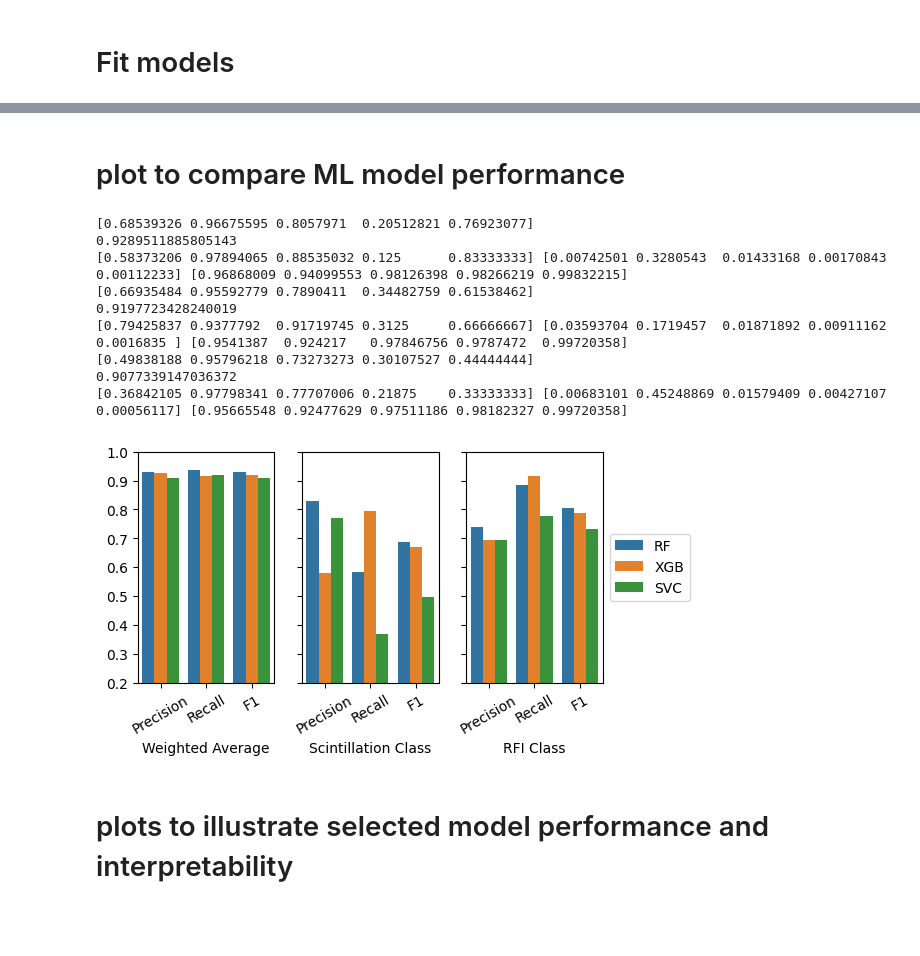
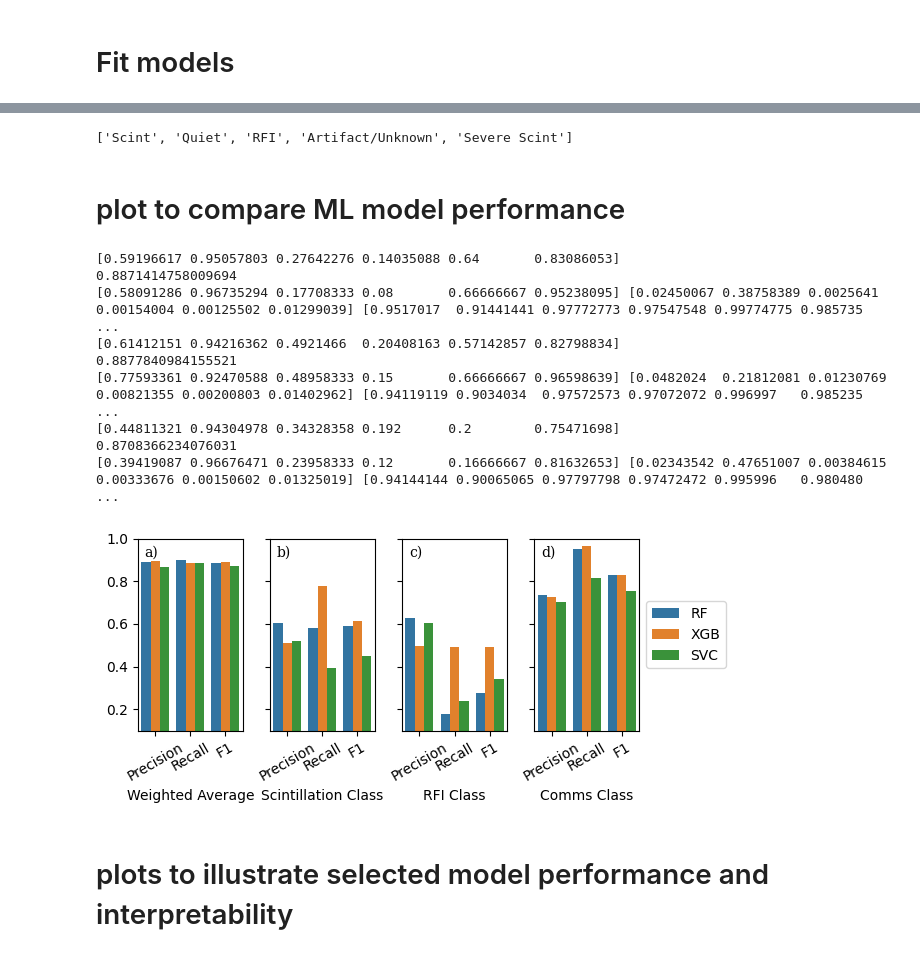
Before and after one commit to timdittmann/leo-ml, a Jupyter notebook: notebooks/ml-pipeline-multi.ipynb, the cells around one changed output, grey strips where cells are left out. Saved outputs shown, nothing was run; the diff lists cells and outputs as text; code cells hidden in the pictures; blank space fills up the shorter version.

Commit message:
merge in updates for manuscript (#1)
* manuscript figs

* (doc) update scripts for manuscript doc

* manuscript notebook

---------

```diff
--- a/notebooks/ml-pipeline-multi.ipynb
+++ b/notebooks/ml-pipeline-multi.ipynb
@@ -498,16 +478,13 @@ plt.savefig('../figures/manuscript/piechart.png', dpi=300, bbox_inches='tight')
 # %% [markdown]
 # Fit models
 # %%
-version="7" # what does this mean?
+version="9" # what does this mean?
 #4 multi class with severe scint
 #5 multi class with psd features 80/20 split
 #6 mc w/o psd features combined art and unknown. 70/30 split
 #7 mc w/o psd plus sever scint class plus RFI metric
-print(X.shape, y.shape)
-from collections import Counter
-print("Class numbers check")
-print(Counter(y.ravel()))
-
+#8 with more rfi samples
+#9 w/ seperate RFI classes (2 is RFI, 5 is downlink RFI)
 
 rf_model=rf_model_train(X_train, y_train)
 xgb_model=xgb_model_train(X_train, y_train,version)
@@ -549,3 +526,7 @@ weighted avg       0.91      0.92      0.91      3576
+# %%
+labels
+# %% [output]
+['Scint', 'Quiet', 'RFI', 'Artifact/Unknown', 'Severe Scint']
 # %% [markdown]
 # plot to compare ML model performance
 # %%
@@ -596,7 +577,10 @@ for name,y_metric in zip(["RF", "XGB", "SVC"],[y_pred_rf, y_pred_xgb, y_pred_svc
                        [name, "Scintillation Class","F1", fscore[0]],
                        [name, "RFI Class", "Precision", precision[2]],
                        [name, "RFI Class","Recall", recall[2]],
-                       [name, "RFI Class","F1", fscore[2]]])]
+                       [name, "RFI Class","F1", fscore[2]],
+                       [name, "Comms Class", "Precision", precision[5]],
+                       [name, "Comms Class","Recall", recall[5]],
+                       [name, "Comms Class","F1", fscore[5]]])]
 
     cm=confusion_matrix(y_test, y_metric)
     TPR, FPR, ACC=metrics_confusion(cm)
@@ -605,34 +589,50 @@ for name,y_metric in zip(["RF", "XGB", "SVC"],[y_pred_rf, y_pred_xgb, y_pred_svc
 df_met=pd.DataFrame(np.concatenate(met_li), columns=["Model", "Class", "Metric", "Score"])
 df_met["Score"]=df_met.Score.astype(np.float16)
 # %% [output]
-[0.68539326 0.96675595 0.8057971  0.20512821 0.76923077]
-0.9289511885805143
-[0.58373206 0.97894065 0.88535032 0.125      0.83333333] [0.00742501 0.3280543  0.01433168 0.00170843 0.00112233] [0.96868009 0.94099553 0.98126398 0.98266219 0.99832215]
-[0.66935484 0.95592779 0.7890411  0.34482759 0.61538462]
-0.9197723428240019
-[0.79425837 0.9377792  0.91719745 0.3125     0.66666667] [0.03593704 0.1719457  0.01871892 0.00911162 0.0016835 ] [0.9541387  0.924217   0.97846756 0.9787472  0.99720358]
-[0.49838188 0.95796218 0.73273273 0.30107527 0.44444444]
-0.9077339147036372
-[0.36842105 0.97798341 0.77707006 0.21875    0.33333333] [0.00683101 0.45248869 0.01579409 0.00427107 0.00056117] [0.95665548 0.92477629 0.97511186 0.98182327 0.99720358]
+[0.59196617 0.95057803 0.27642276 0.14035088 0.64       0.83086053]
+0.8871414758009694
+[0.58091286 0.96735294 0.17708333 0.08       0.66666667 0.95238095] [0.02450067 0.38758389 0.0025641  0.00154004 0.00125502 0.01299039] [0.9517017  0.91441441 0.97772773 0.97547548 0.99774775 0.985735 ...
+[0.61412151 0.94216362 0.4921466  0.20408163 0.57142857 0.82798834]
+0.8877840984155521
+[0.77593361 0.92470588 0.48958333 0.15       0.66666667 0.96598639] [0.0482024  0.21812081 0.01230769 0.00821355 0.00200803 0.01402962] [0.94119119 0.9034034  0.97572573 0.97072072 0.996997   0.985235 ...
+[0.44811321 0.94304978 0.34328358 0.192      0.2        0.75471698]
+0.8708366234076031
+[0.39419087 0.96676471 0.23958333 0.12       0.16666667 0.81632653] [0.02343542 0.47651007 0.00384615 0.00333676 0.00150602 0.01325019] [0.94144144 0.90065065 0.97797798 0.97472472 0.995996   0.980480 ...
 # %%
 import seaborn as sns
 
-fig,ax=plt.subplots(1,3, sharey=True, figsize=(6,3))
-for i,class_ in enumerate(["Weighted Average","Scintillation Class","RFI Class"]):
+fig,ax=plt.subplots(1,4, sharey=True, figsize=(6.5,3))
+for i,class_ in enumerate(["Weighted Average","Scintillation Class","RFI Class", "Comms Class"]):
     sns.barplot(df_met[df_met.Class==class_], x="Metric" , y="Score", hue="Model", ax=ax[i]).set(
     xlabel=class_,
     ylabel=None
 )
     #ax[i].legend(loc='upper left',ncol=3, title=class_)
     ax[i].legend_.remove()
-    ax[i].set_ylim([.2,1.])
+    ax[i].set_ylim([.1,1.])
     ax[i].tick_params(axis='x', labelrotation=30)
 # Put a legend to the right of the current axis
 ax[i].legend(loc='center left', bbox_to_anchor=(1, 0.5))
-#fig.tight_layout()
-plt.savefig("../figures/manuscript/compare_f1_ml.png", dpi=300)
+
+import string
+alph_li=list(string.ascii_lowercase)
+alph_li=[s + ')' for s in alph_li]
+for j,label in enumerate(alph_li[:len(ax)]):
+    # Use Axes.annotate to put the label
+    # - at the top left corner (axes fraction (0, 1)),
+    # - offset half-a-fontsize right and half-a-fontsize down
+    #   (offset fontsize (+0.5, -0.5)),
+    # i.e. just inside the axes.
+    ax[j].annotate(
+        label,
+        xy=(0, 1), xycoords='axes fraction',
+        xytext=(+0.5, -0.5), textcoords='offset fontsize',
+        fontsize='medium', verticalalignment='top', fontfamily='serif',
+        bbox=dict(facecolor='none', edgecolor='none', pad=3.0))
+fig.tight_layout()
+plt.savefig("../manuscript/compare_f1_ml.png", dpi=300)
 # %% [output]
-[figure, old version]
+[figure, new version]
 # %% [markdown]
 # plots to illustrate selected model performance and interpretability
 # %%
```
Also changed, not shown: parts of 33 cells of this notebook, 22 other files.
